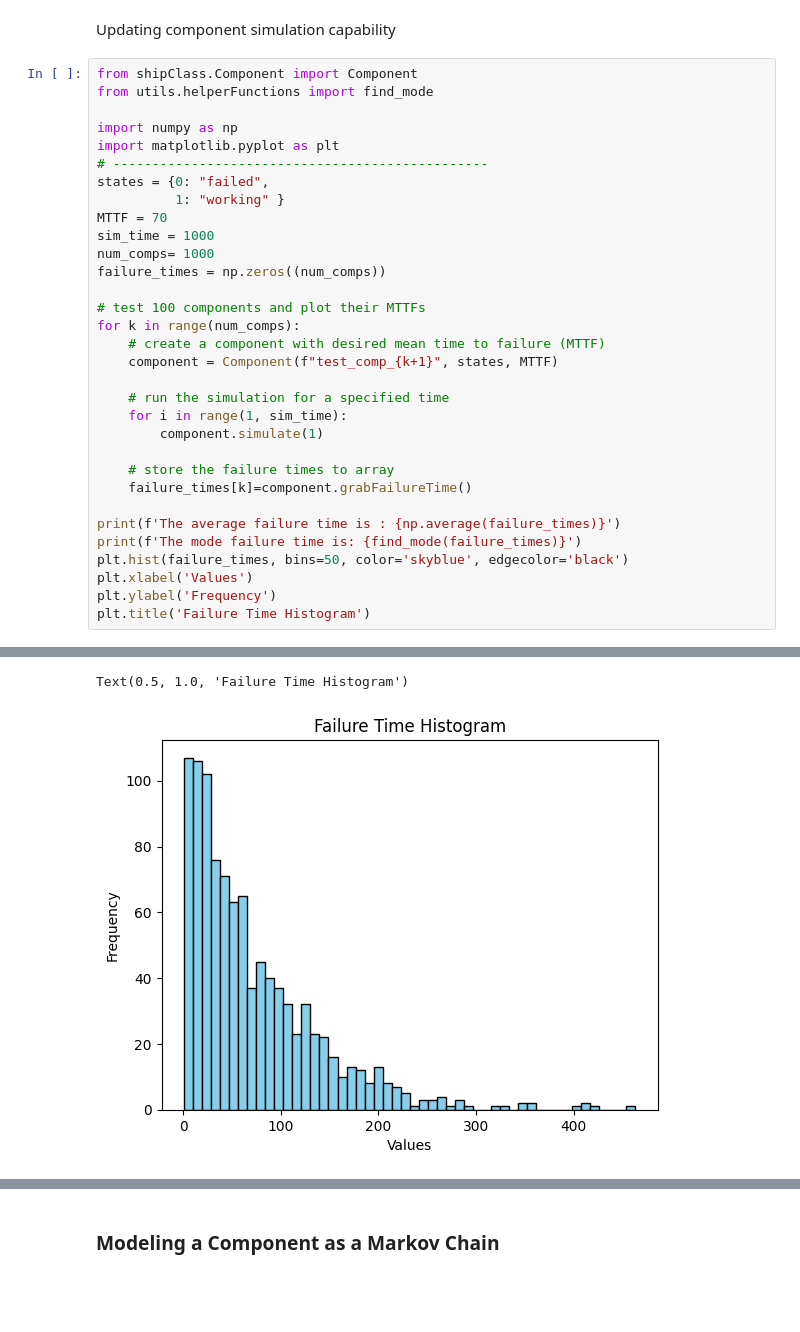
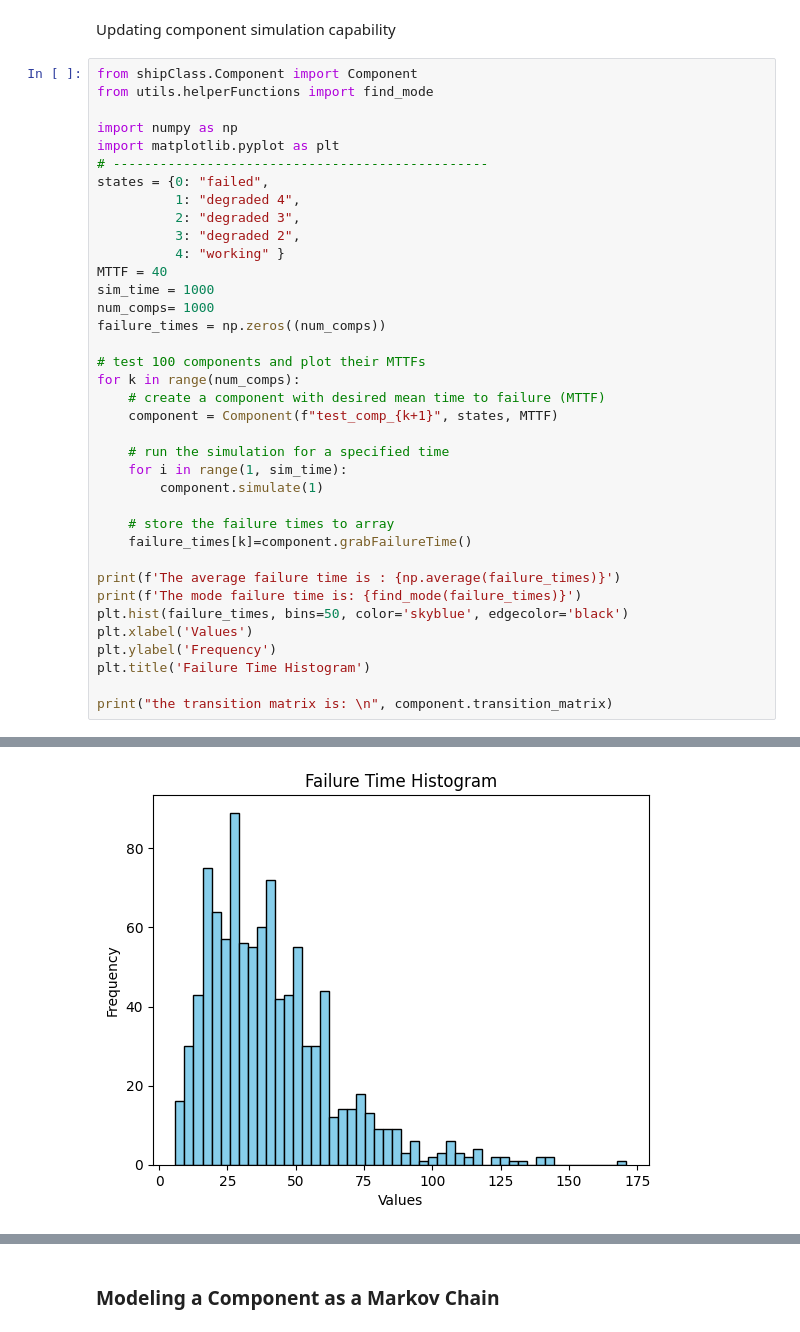
Before and after one commit to andreyaW/KISS, a Jupyter notebook: shipClassTests/compNsensor_tests.ipynb, the cells around one changed output, grey strips where cells are left out. Cells and saved outputs as stored; diff of their text form; blank space fills up the shorter version.

```diff
--- a/shipClassTests/compNsensor_tests.ipynb
+++ b/shipClassTests/compNsensor_tests.ipynb
@@ -18,8 +18,11 @@ import numpy as np
 import matplotlib.pyplot as plt
 # ------------------------------------------------
 states = {0: "failed",
-          1: "working" }
-MTTF = 70
+          1: "degraded 4",
+          2: "degraded 3",
+          3: "degraded 2",
+          4: "working" }
+MTTF = 40
 sim_time = 1000
 num_comps= 1000
 failure_times = np.zeros((num_comps))
@@ -42,4 +45,6 @@ plt.hist(failure_times, bins=50, color='skyblue', edgecolor='black')
 plt.xlabel('Values')
 plt.ylabel('Frequency')
 plt.title('Failure Time Histogram')
+
+print("the transition matrix is: \n", component.transition_matrix)
 # %% [output]
@@ -48,2 +59 @@ The mode failure time is: 17.0
-Text(0.5, 1.0, 'Failure Time Histogram')
-[figure, old version]
+[figure, new version]
```
Also changed, not shown: parts of 4 cells of this notebook, 2 other files.
